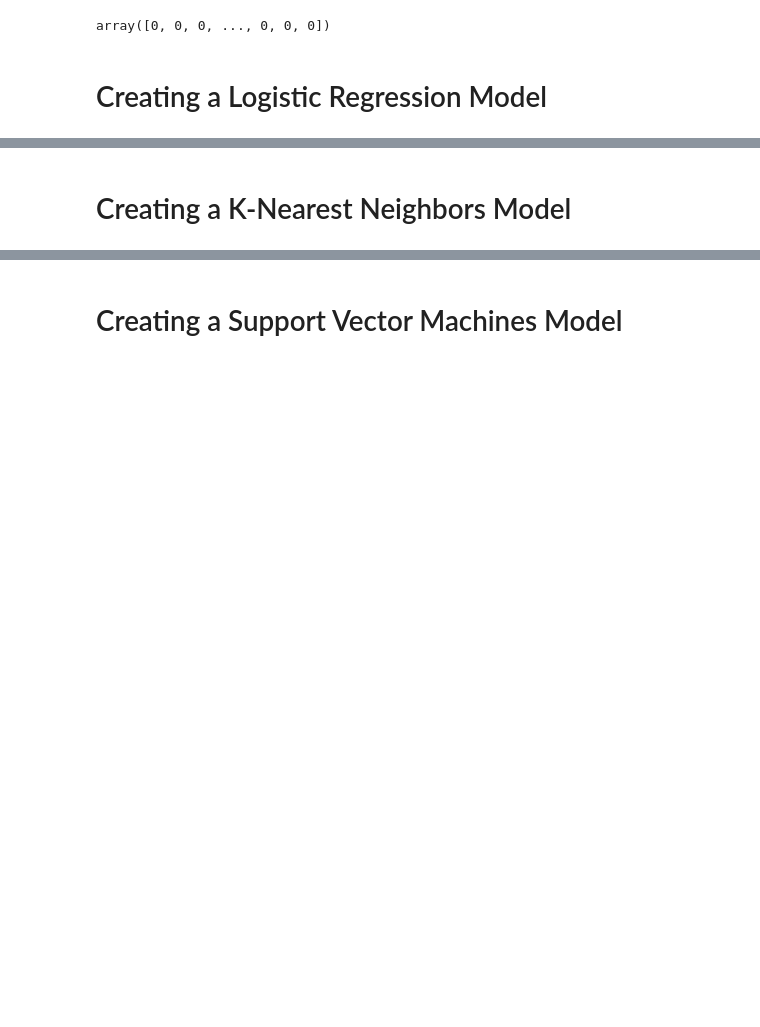
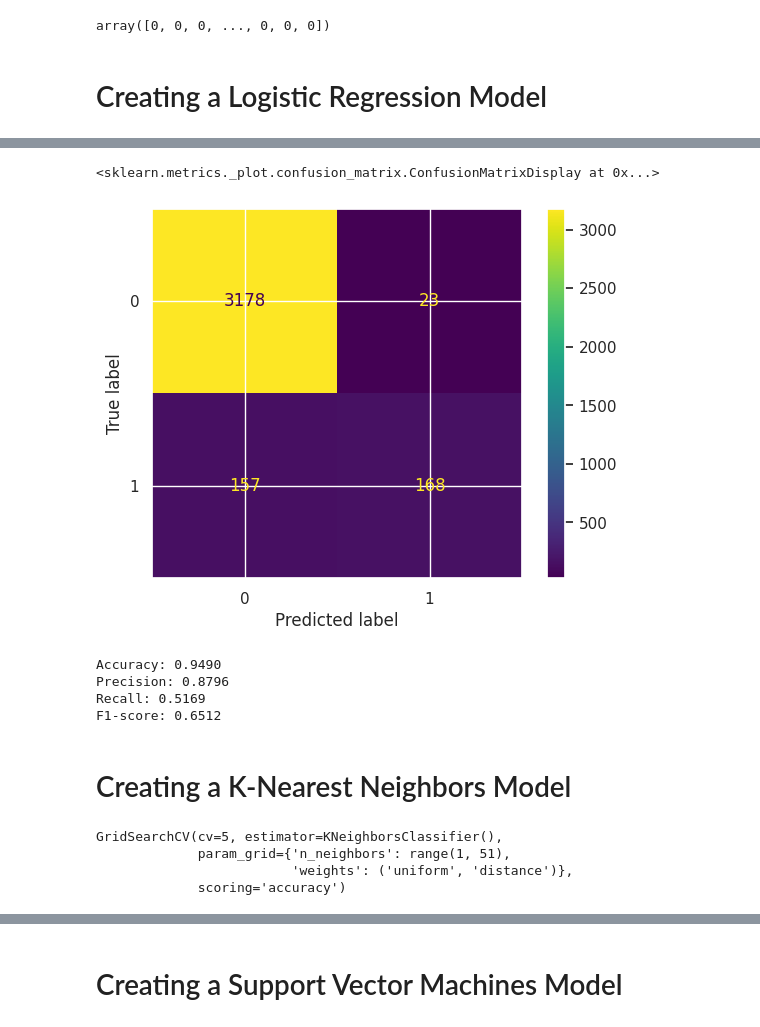
Before and after one commit to Ayben06/UserClassfication, a Jupyter notebook: MachineLearningProjectForUserClassification.ipynb, the cells around one changed output, grey strips where cells are left out. Drawn from its saved outputs; the diff is of its cells as text; code cells hidden in the pictures; blank space fills up the shorter version.

```diff
--- a/MachineLearningProjectForUserClassification.ipynb
+++ b/MachineLearningProjectForUserClassification.ipynb
@@ -262,3 +263,7 @@ y_train_array
 array([0, 0, 0, ..., 0, 0, 0])
 # %% [markdown]
 # Creating a Logistic Regression Model
+# %%
+log_reg=sm.Logit(y_train_array, sm.add_constant(x_train_array))
+# %%
+log_reg_result=log_reg.fit()
@@ -265,2 +294,28 @@ array([0, 0, 0, ..., 0, 0, 0])
+# %%
+y_pred_log_reg=(log_reg_result.predict(sm.add_constant(x_test_array))>0.5).astype(int)
+# %%
+cm_log_reg=confusion_matrix(y_test_array,y_pred_log_reg)
+disp=ConfusionMatrixDisplay(confusion_matrix=cm_log_reg,display_labels=[0,1])
+disp.plot()
+# %% [output]
+<sklearn.metrics._plot.confusion_matrix.ConfusionMatrixDisplay at 0x...>
+[figure, added]
+# %%
+accuracy = accuracy_score(y_test_array, y_pred_log_reg)
+print(f'Accuracy: {accuracy:.4f}')
+
+precision = precision_score(y_test_array, y_pred_log_reg)
+print(f'Precision: {precision:.4f}')
+
+recall = recall_score(y_test_array, y_pred_log_reg)
+print(f'Recall: {recall:.4f}')
+
+f1 = f1_score(y_test_array, y_pred_log_reg)
+print(f'F1-score: {f1:.4f}')
+# %% [output]
+Accuracy: 0.9490
+Precision: 0.8796
+Recall: 0.5169
+F1-score: 0.6512
 # %% [markdown]
 # Creating a K-Nearest Neighbors Model
@@ -266,0 +328,7 @@ array([0, 0, 0, ..., 0, 0, 0])
+# %%
+grid_search_knn.fit(x_train_array,y_train_array)
+# %% [output]
+GridSearchCV(cv=5, estimator=KNeighborsClassifier(),
+             param_grid={'n_neighbors': range(1, 51),
+                         'weights': ('uniform', 'distance')},
+             scoring='accuracy')
```
Also changed, not shown: parts of 10 cells of this notebook.
